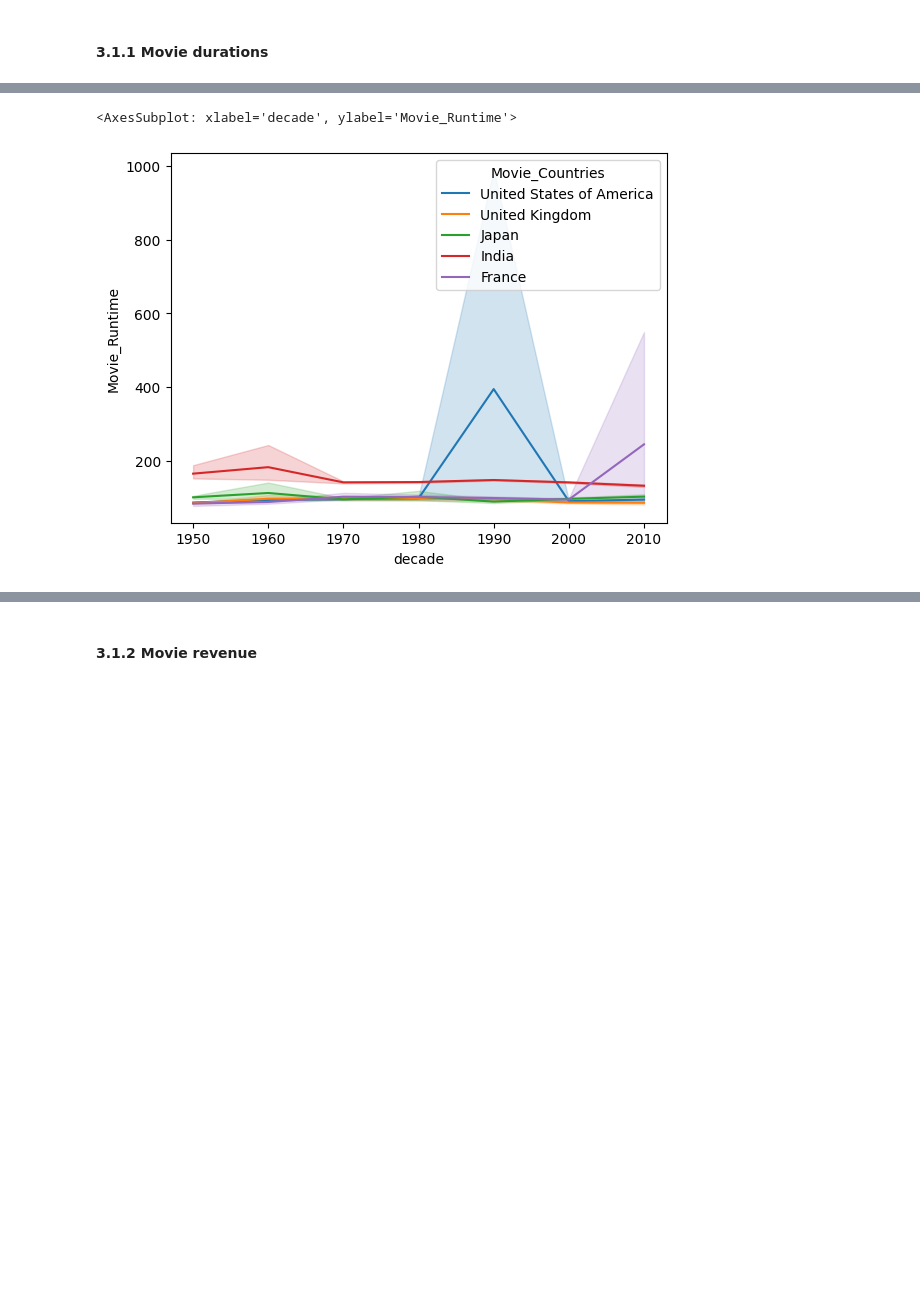
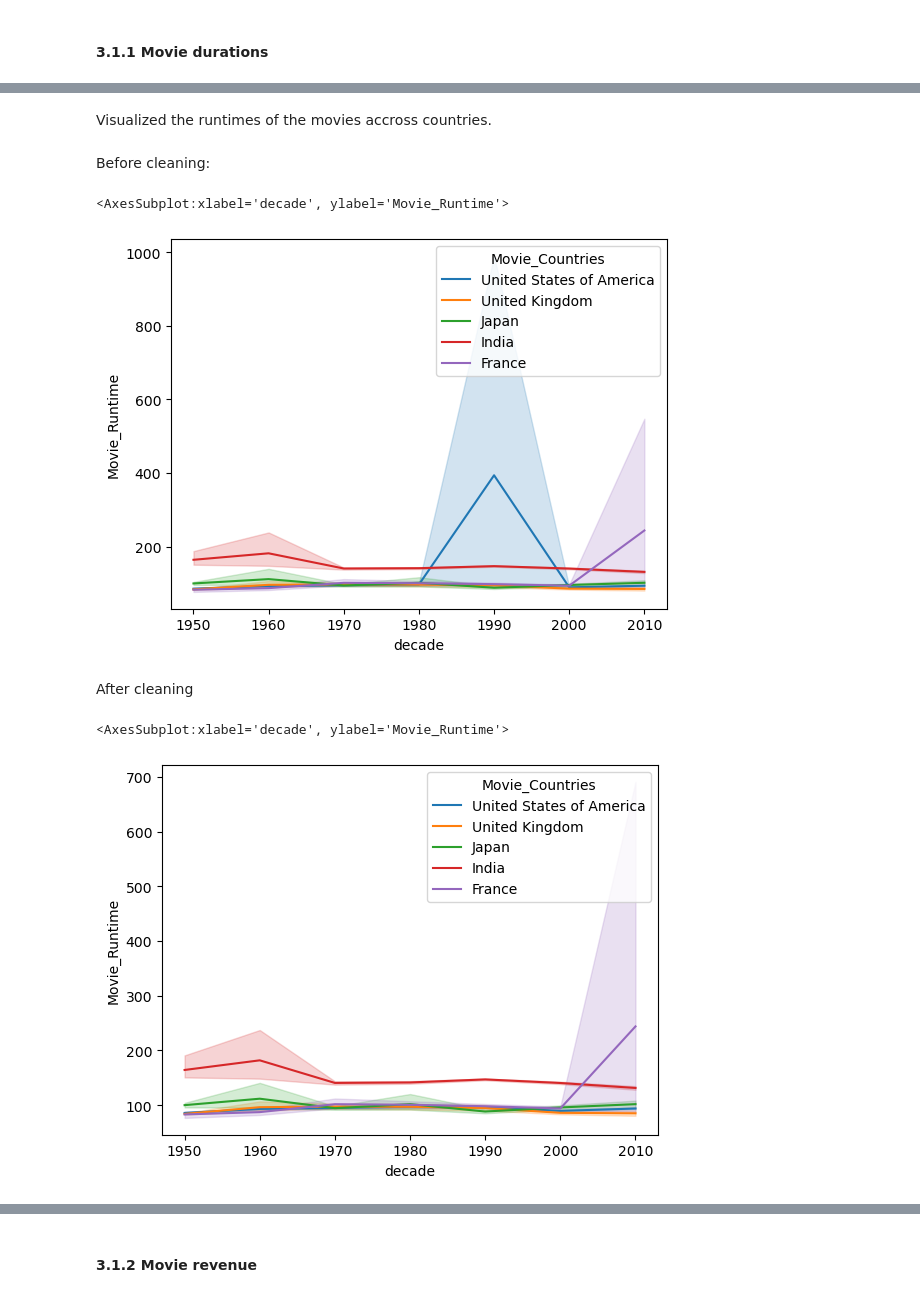
Before and after one commit to epfl-ada/ada-2022-project-robopros, a Jupyter notebook: notebooks/milestone2.ipynb, the cells around one changed output, grey strips where cells are left out. Cells and saved outputs as stored; diff of their text form; code cells hidden in the pictures; blank space fills up the shorter version.

```diff
--- a/notebooks/milestone2.ipynb
+++ b/notebooks/milestone2.ipynb
@@ -249,4 +251,4 @@ Some cleaning to do, there are movies with durations of 1 minute and 1000000 min
 # %%
-runtimes = movies[['Wikipedia_Movie_ID', 'Movie_Runtime', 'Movie_Countries', 'decade']].drop_duplicates()
-runtimes.Movie_Runtime.describe()
+runtimes = movies[['Wikipedia_Movie_ID','Movie_Name', 'Movie_Runtime', 'Movie_Countries', 'decade']].drop_duplicates()
+runtimes.head()
 # %% [output]
@@ -264,0 +304,4 @@ Over time duration from other countries seems to slightly increase while indian
+# %%
+#Clean dataframe (Runtime)
+clean_runtimes = runtimes[runtimes.Movie_Runtime > 0].dropna(subset='Movie_Runtime')
+clean_runtimes.head()
@@ -264,0 +344,3 @@ Over time duration from other countries seems to slightly increase while indian
+# %%
+i = clean_runtimes[((clean_runtimes.Wikipedia_Movie_ID == 10815585) & (clean_runtimes.Movie_Name == 'Zero Tolerance') & (clean_runtimes.Movie_Runtime == 1079281.00) & (clean_runtimes.Movie_Countries == 'United States of America') & (clean_runtimes.decade == 1990))].index
+clean_runtimes = clean_runtimes.drop(i)
@@ -265,5 +356,16 @@ Over time duration from other countries seems to slightly increase while indian
+# %% [markdown]
+Visualized the runtimes of the movies accross countries.
+# %% [markdown]
+Before cleaning:
 # %%
 sns.lineplot(data=runtimes, x='decade', y='Movie_Runtime', hue='Movie_Countries')
 # %% [output]
-<AxesSubplot: xlabel='decade', ylabel='Movie_Runtime'>
+<AxesSubplot:xlabel='decade', ylabel='Movie_Runtime'>
 [figure]
+# %% [markdown]
+After cleaning
+# %%
+sns.lineplot(data=clean_runtimes, x='decade', y='Movie_Runtime', hue='Movie_Countries')
+# %% [output]
+<AxesSubplot:xlabel='decade', ylabel='Movie_Runtime'>
+[figure, added]
```
Also changed, not shown: parts of 28 cells of this notebook.
